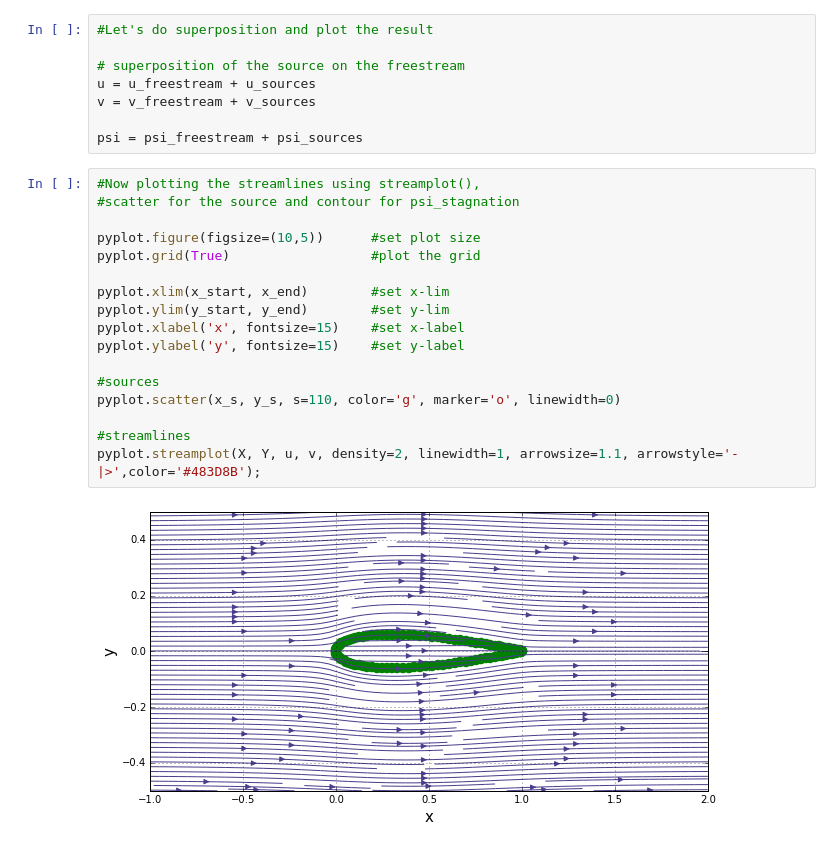
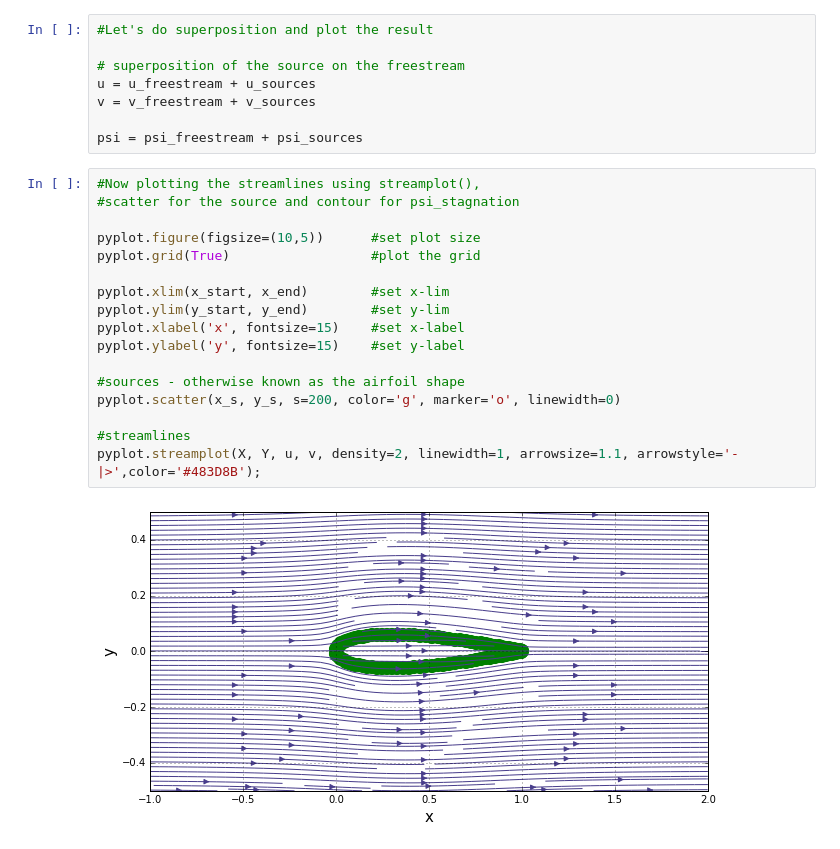
Before and after one commit to bornemeierm/MAE6226, a Jupyter notebook: lesson3inclass.ipynb, the cells around one changed output. Saved outputs shown, nothing was run; the diff lists cells and outputs as text.

```diff
--- a/lesson3inclass.ipynb
+++ b/lesson3inclass.ipynb
@@ -95,19 +95,19 @@ psi = psi_freestream + psi_sources
 # %%
 #Now plotting the streamlines using streamplot(),
 #scatter for the source and contour for psi_stagnation
 
 pyplot.figure(figsize=(10,5))      #set plot size
 pyplot.grid(True)                  #plot the grid
 
 pyplot.xlim(x_start, x_end)        #set x-lim
 pyplot.ylim(y_start, y_end)        #set y-lim
 pyplot.xlabel('x', fontsize=15)    #set x-label
 pyplot.ylabel('y', fontsize=15)    #set y-label
 
-#sources
-pyplot.scatter(x_s, y_s, s=110, color='g', marker='o', linewidth=0)
+#sources - otherwise known as the airfoil shape
+pyplot.scatter(x_s, y_s, s=200, color='g', marker='o', linewidth=0)
 
 #streamlines
 pyplot.streamplot(X, Y, u, v, density=2, linewidth=1, arrowsize=1.1, arrowstyle='-|>',color='#483D8B');
 # %% [output]
-[figure, old version]
+[figure, new version]
```
Also changed, not shown: parts of 7 cells of this notebook.
